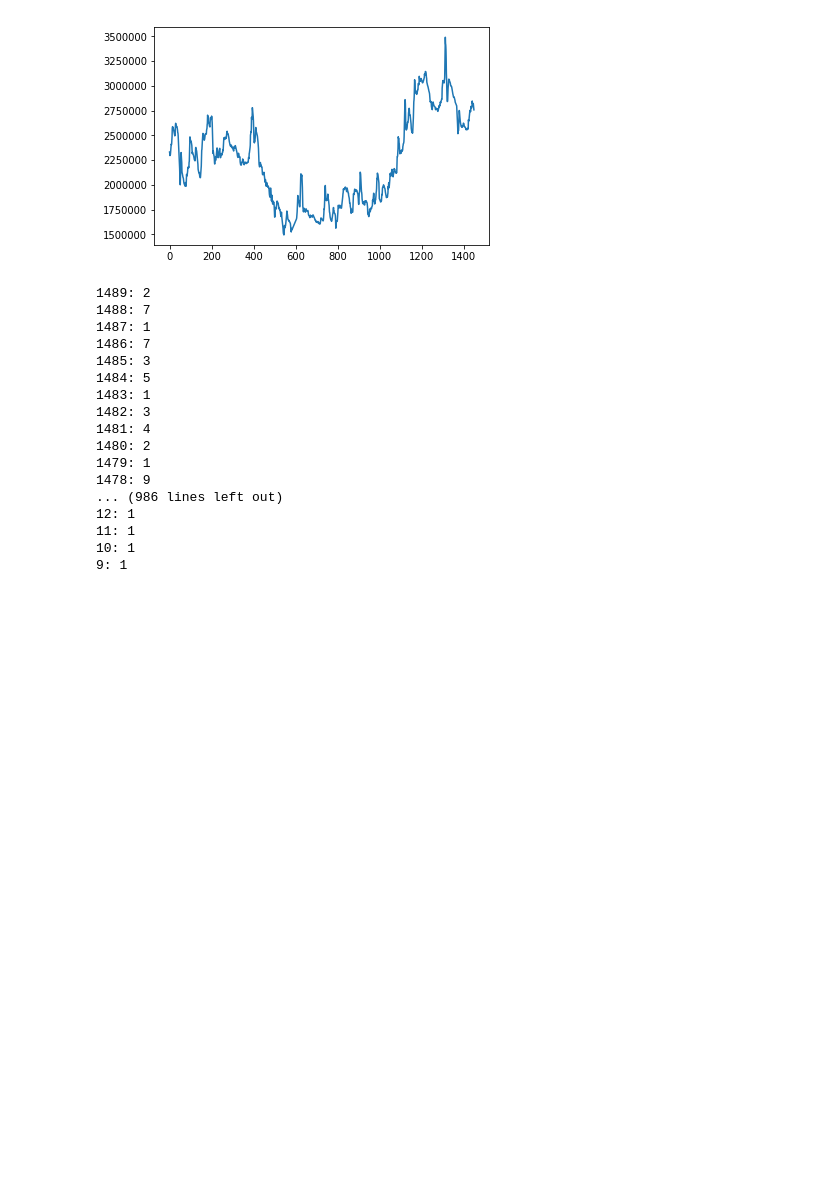
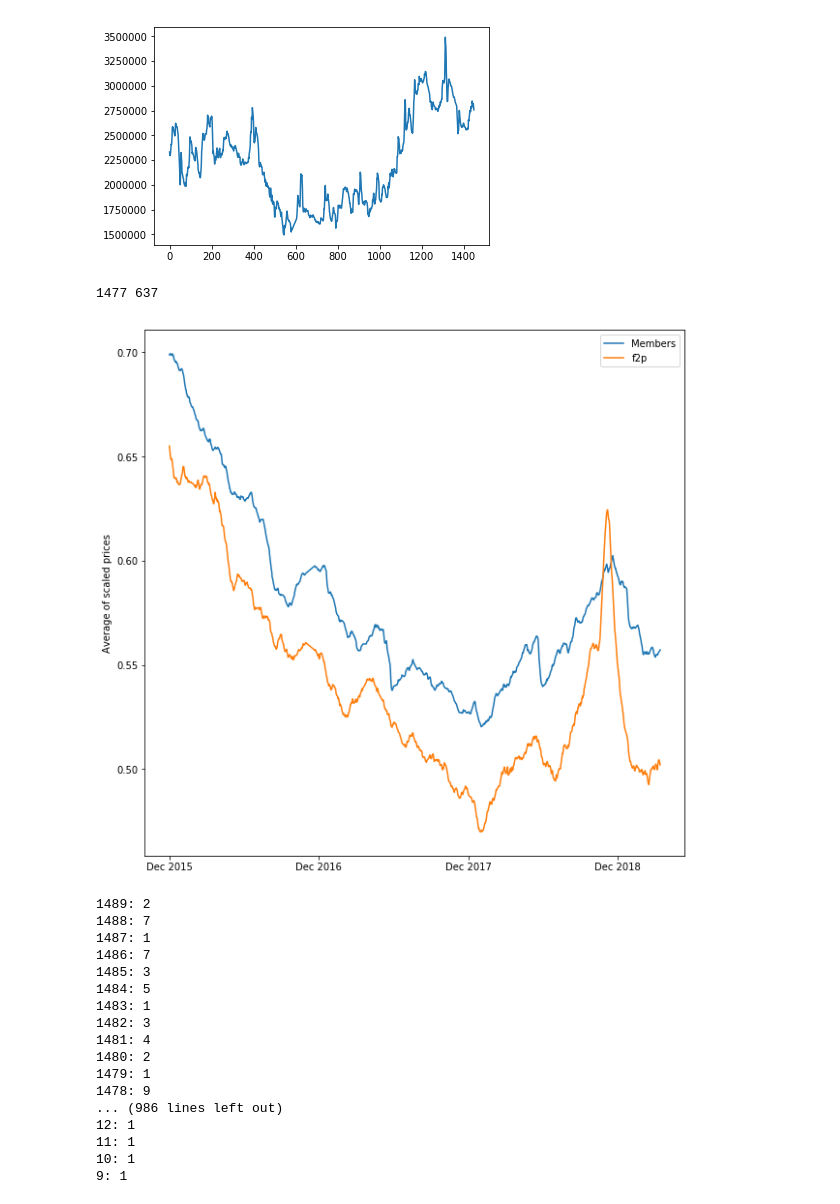
Before and after one commit to rmmartin02/OSRS_Research, a Jupyter notebook: Analysis.ipynb, the cells around one changed output. Cells and saved outputs as stored; diff of their text form; code cells hidden in the pictures; blank space fills up the shorter version.

```diff
--- a/Analysis.ipynb
+++ b/Analysis.ipynb
@@ -64,6 +71,47 @@ plt.plot([a[1] for a in itemPrices['Abyssal_whip']])
 plt.show()
 # %% [output]
 [figure]
+# %%
+def scale(p):
+    m = max(p)
+    n = min(p)
+    if abs(n)>abs(m):
+        m = abs(n)
+    arr = [0.0] * len(p)
+    for i in range(len(p)):
+        arr[i] = p[i] / m
+    return arr
+
+def getCumulative(itemArr, n=1200):
+    arr = [0.0]*n
+    num = 0
+    for i in range(len(itemArr)):
+        p = items.getPrices(itemArr[i])
+        if len(p)>n:
+            num += 1
+            p = scale(p[-1*n:])
+            for j in range(n):
+                arr[j] += p[j]
+    for i in range(n):
+        arr[i] /= num
+    return arr
+# %%
+mems = [item for item in itemPrices if itemInfo[item]['members']=='True' and len(itemPrices[item])>1200]
+free = [item for item in itemPrices if itemInfo[item]['members']=='False' and len(itemPrices[item])>1200]
+print(len(mems),len(free))
+# %% [output]
+1477 637
+# %%
+plt.figure(figsize=(10,10))
+plt.plot(getCumulative(mems), label='Members')
+plt.plot(getCumulative(free), label='f2p')
+plt.ylabel('Average of scaled prices')
+plt.xticks([0,365,730,1095], ['Dec 2015','Dec 2016','Dec 2017','Dec 2018'])
+plt.legend()
+plt.savefig('memFree.png')
+plt.show()
+# %% [output]
+[figure, added]
 # %%
 # check length of available datasets
 sizes = {}
```
Also changed, not shown: parts of 2 cells of this notebook, 4 other files.
